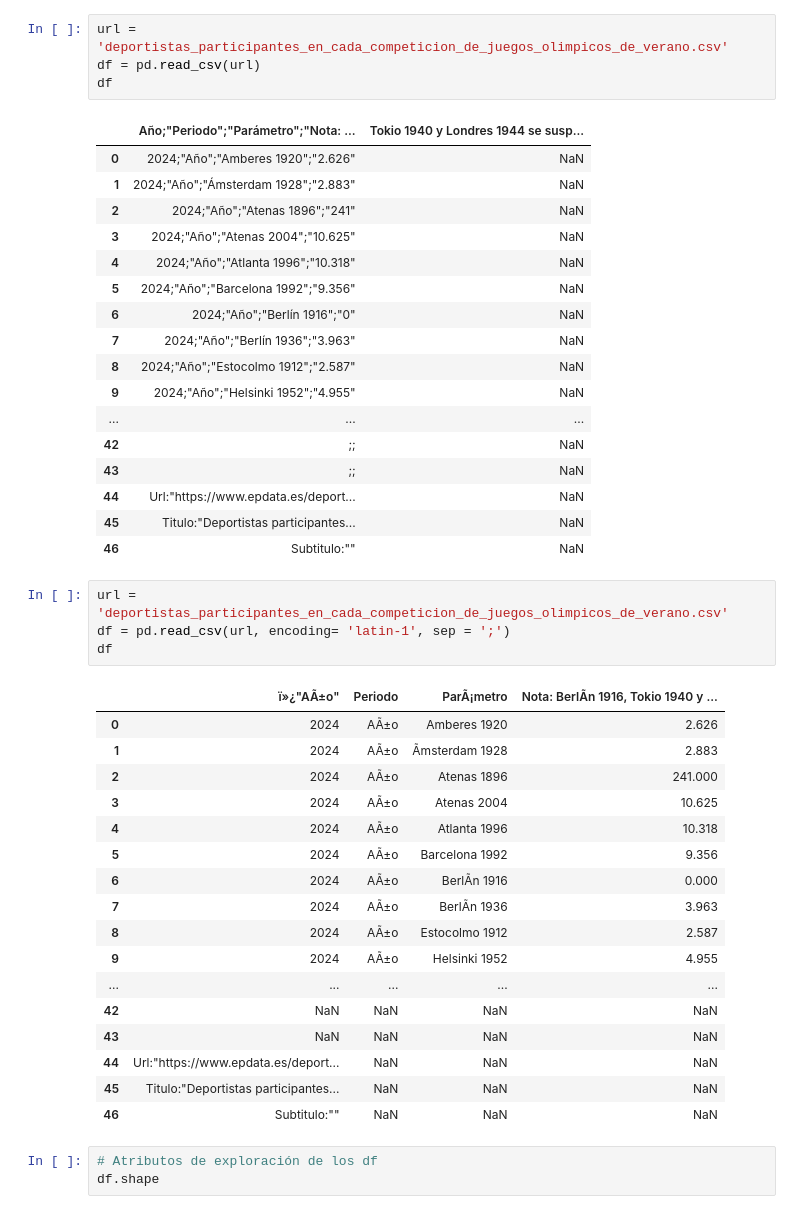
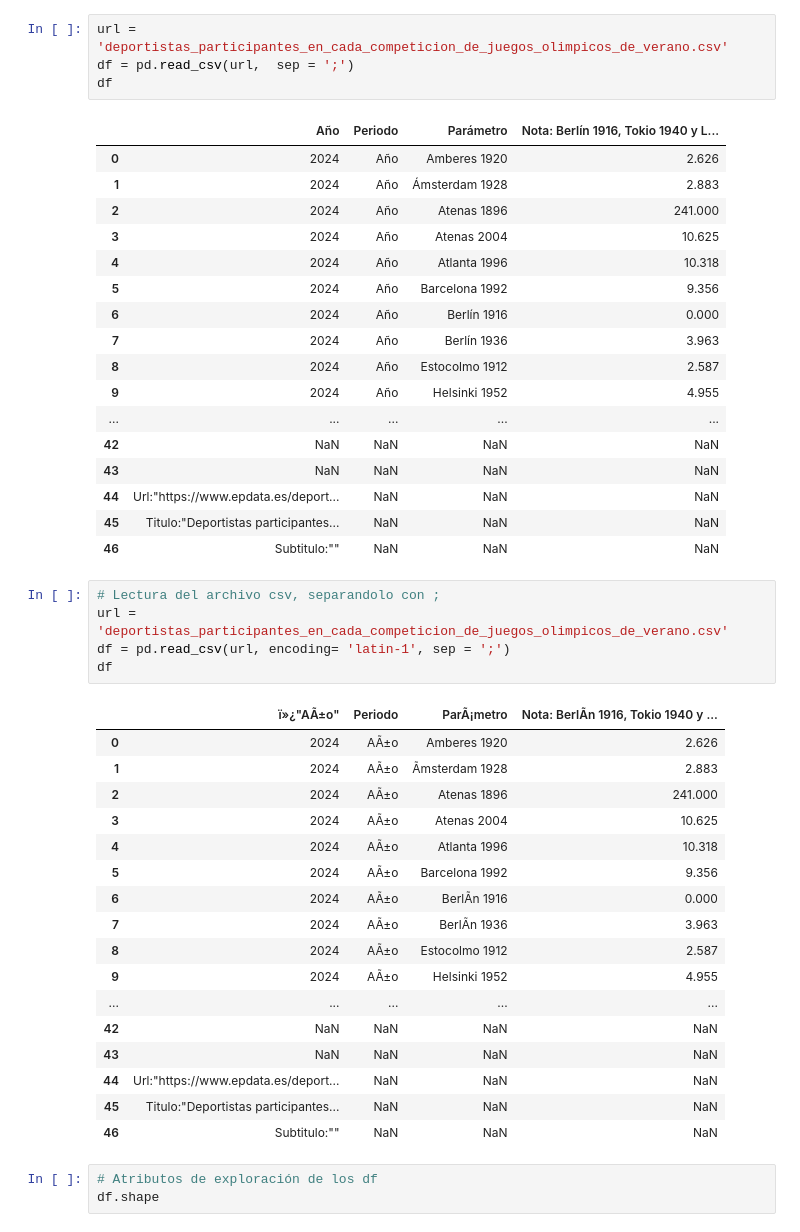
Before and after one commit to oerv13/Ibero, a Jupyter notebook: Trabajo_de_datos.ipynb, the cells around one changed output. Saved outputs shown, nothing was run; the diff lists cells and outputs as text.

```diff
--- a/Trabajo_de_datos.ipynb
+++ b/Trabajo_de_datos.ipynb
@@ -11,26 +13,27 @@ Saving deportistas_participantes_en_cada_competicion_de_juegos_olimpicos_de_vera
 # %%
 url = 'deportistas_participantes_en_cada_competicion_de_juegos_olimpicos_de_verano.csv'
-df = pd.read_csv(url)
+df = pd.read_csv(url,  sep = ';')
 df
 # %% [output]
-|  | Año;"Periodo";"Parámetro";"Nota: ... | Tokio 1940 y Londres 1944 se susp... |
-| 0 | 2024;"Año";"Amberes 1920";"2.626" | NaN |
-| 1 | 2024;"Año";"Ámsterdam 1928";"2.883" | NaN |
-| 2 | 2024;"Año";"Atenas 1896";"241" | NaN |
-| 3 | 2024;"Año";"Atenas 2004";"10.625" | NaN |
-| 4 | 2024;"Año";"Atlanta 1996";"10.318" | NaN |
-| 5 | 2024;"Año";"Barcelona 1992";"9.356" | NaN |
-| 6 | 2024;"Año";"Berlín 1916";"0" | NaN |
-| 7 | 2024;"Año";"Berlín 1936";"3.963" | NaN |
-| 8 | 2024;"Año";"Estocolmo 1912";"2.587" | NaN |
-| 9 | 2024;"Año";"Helsinki 1952";"4.955" | NaN |
-| ... | ... | ... |
-| 42 | ;; | NaN |
-| 43 | ;; | NaN |
-| 44 | Url:"https://www.epdata.es/deport... | NaN |
-| 45 | Titulo:"Deportistas participantes... | NaN |
-| 46 | Subtitulo:"" | NaN |
+|  | Año | Periodo | Parámetro | Nota: Berlín 1916, Tokio 1940 y L... |
+| 0 | 2024 | Año | Amberes 1920 | 2.626 |
+| 1 | 2024 | Año | Ámsterdam 1928 | 2.883 |
+| 2 | 2024 | Año | Atenas 1896 | 241.000 |
+| 3 | 2024 | Año | Atenas 2004 | 10.625 |
+| 4 | 2024 | Año | Atlanta 1996 | 10.318 |
+| 5 | 2024 | Año | Barcelona 1992 | 9.356 |
+| 6 | 2024 | Año | Berlín 1916 | 0.000 |
+| 7 | 2024 | Año | Berlín 1936 | 3.963 |
+| 8 | 2024 | Año | Estocolmo 1912 | 2.587 |
+| 9 | 2024 | Año | Helsinki 1952 | 4.955 |
+| ... | ... | ... | ... | ... |
+| 42 | NaN | NaN | NaN | NaN |
+| 43 | NaN | NaN | NaN | NaN |
+| 44 | Url:"https://www.epdata.es/deport... | NaN | NaN | NaN |
+| 45 | Titulo:"Deportistas participantes... | NaN | NaN | NaN |
+| 46 | Subtitulo:"" | NaN | NaN | NaN |
 # %%
+# Lectura del archivo csv, separandolo con ;
 url = 'deportistas_participantes_en_cada_competicion_de_juegos_olimpicos_de_verano.csv'
 df = pd.read_csv(url, encoding= 'latin-1', sep = ';')
 df
```
Also changed, not shown: parts of 13 cells of this notebook.
